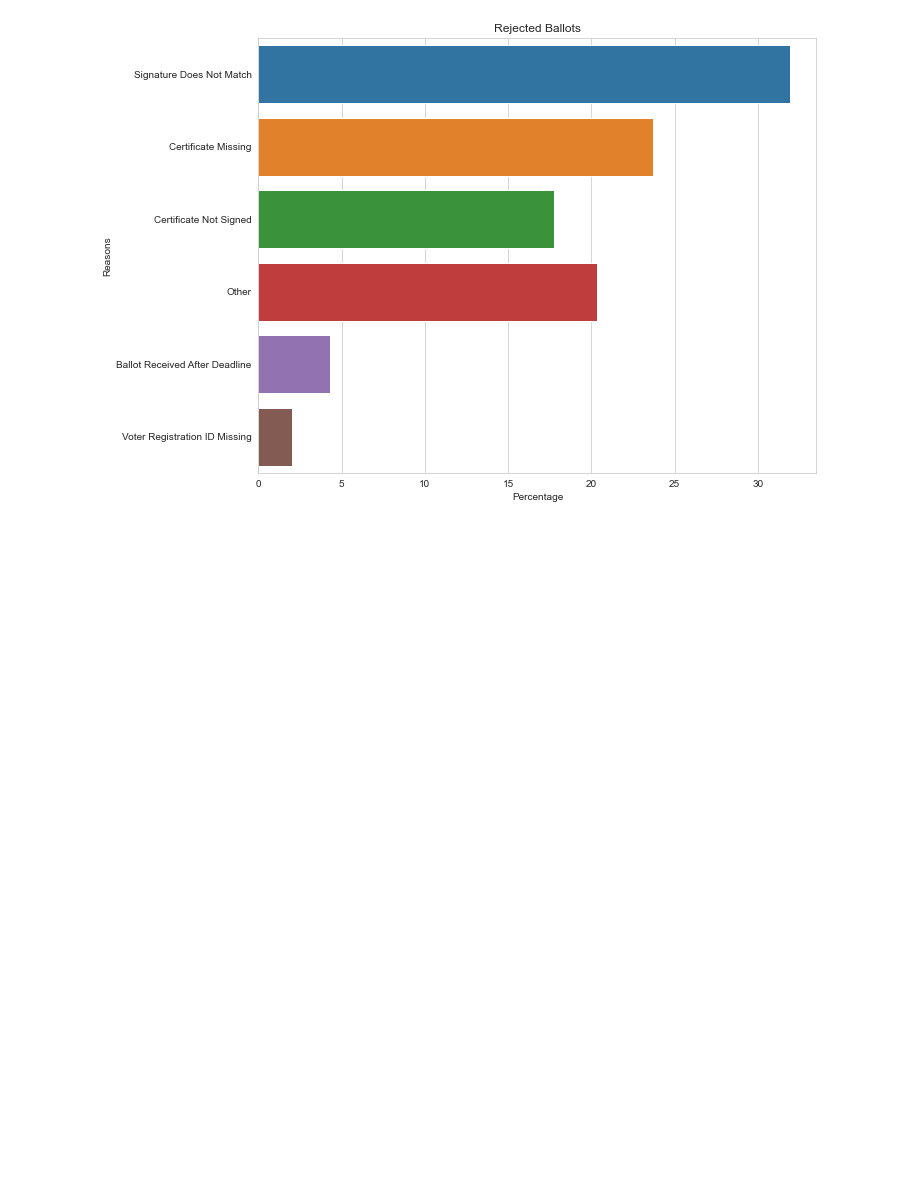
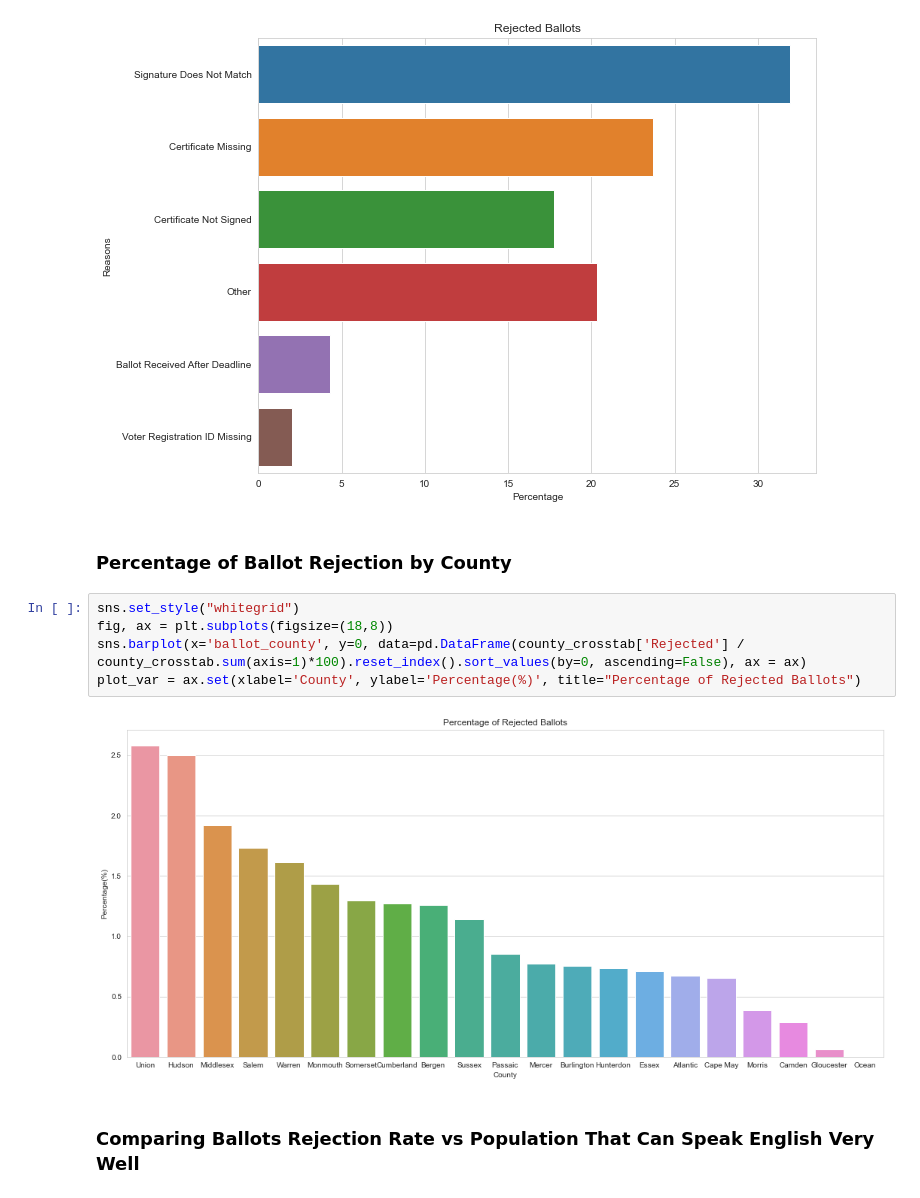
Before and after one commit to lemonaidn/VBM_Rejection_Factors, a Jupyter notebook: Ariel/exploratory_analysis_ballots_data.ipynb, the cells around one changed output. Saved outputs shown, nothing was run; the diff lists cells and outputs as text; blank space fills up the shorter version.

```diff
--- a/Ariel/exploratory_analysis_ballots_data.ipynb
+++ b/Ariel/exploratory_analysis_ballots_data.ipynb
@@ -153,3 +240,14 @@ sns.barplot(x='count', y='reason', data=ballots_rejected, ax = ax)
 plot_var = ax.set(xlabel='Percentage', ylabel='Reasons', title="Rejected Ballots")
 # %% [output]
 [figure]
+# %% [markdown]
+### Percentage of Ballot Rejection by County<a class="anchor" id="ballotrejectioncounty"></a>
+# %%
+sns.set_style("whitegrid")
+fig, ax = plt.subplots(figsize=(18,8))
+sns.barplot(x='ballot_county', y=0, data=pd.DataFrame(county_crosstab['Rejected'] / county_crosstab.sum(axis=1)*100).reset_index().sort_values(by=0, ascending=False), ax = ax)
+plot_var = ax.set(xlabel='County', ylabel='Percentage(%)', title="Percentage of Rejected Ballots")
+# %% [output]
+[figure, added]
+# %% [markdown]
+### Comparing Ballots Rejection Rate vs Population That Can Speak English Very Well<a class="anchor" id="rejectionenglish"></a>
```
Also changed, not shown: parts of 46 cells of this notebook, 2 other files.
